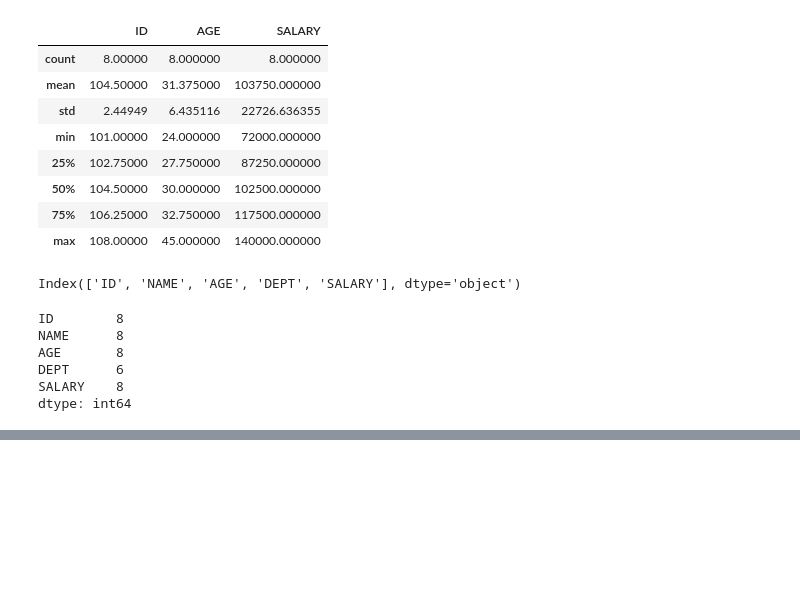
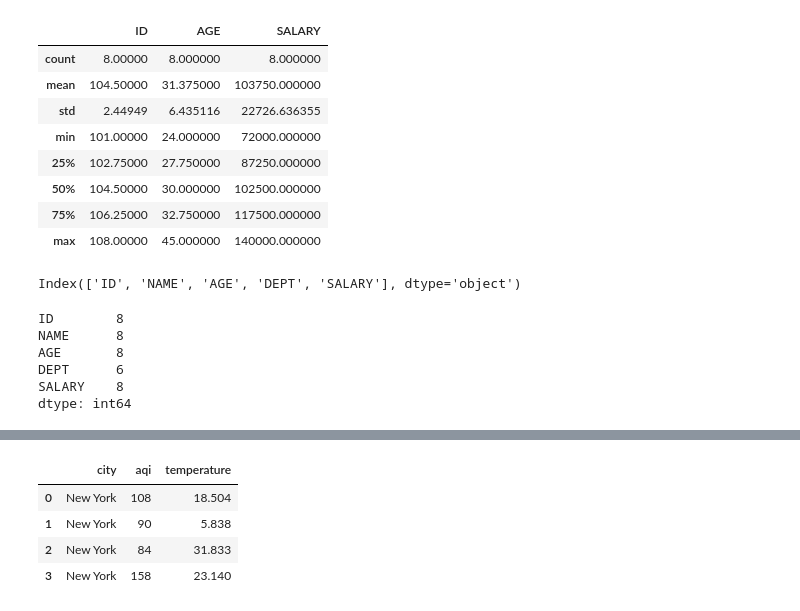
Before and after one commit to Sonu64/Prime_AI_ML, a Jupyter notebook: Module_12_Pandas_01/pandas.ipynb, the cells around one changed output, grey strips where cells are left out. Saved outputs shown, nothing was run; the diff lists cells and outputs as text; code cells hidden in the pictures; blank space fills up the shorter version.

```diff
--- a/Module_12_Pandas_01/pandas.ipynb
+++ b/Module_12_Pandas_01/pandas.ipynb
@@ -319,0 +388,13 @@ dtype: int64
+# %%
+# Selecting Rows + Columns ---> A Section of the df, using iloc[].
+# iloc can't take String Values, it needs true Integer values to use as indices !
+city_index = df.columns.get_loc('city')
+aqi_index = df.columns.get_loc('aqi')
+temp_index = df.columns.get_loc('temperature')
+df.iloc[0:4, [city_index, aqi_index, temp_index]] # TO match above loc[] results we must use end index as 4 here, to include 3, as iloc[] is EXCLUSIVE
+# %% [output]
+|  | city | aqi | temperature |
+| 0 | New York | 108 | 18.504 |
+| 1 | New York | 90 | 5.838 |
+| 2 | New York | 84 | 31.833 |
+| 3 | New York | 158 | 23.140 |
```
Also changed, not shown: parts of 12 cells of this notebook, 1 other file.
